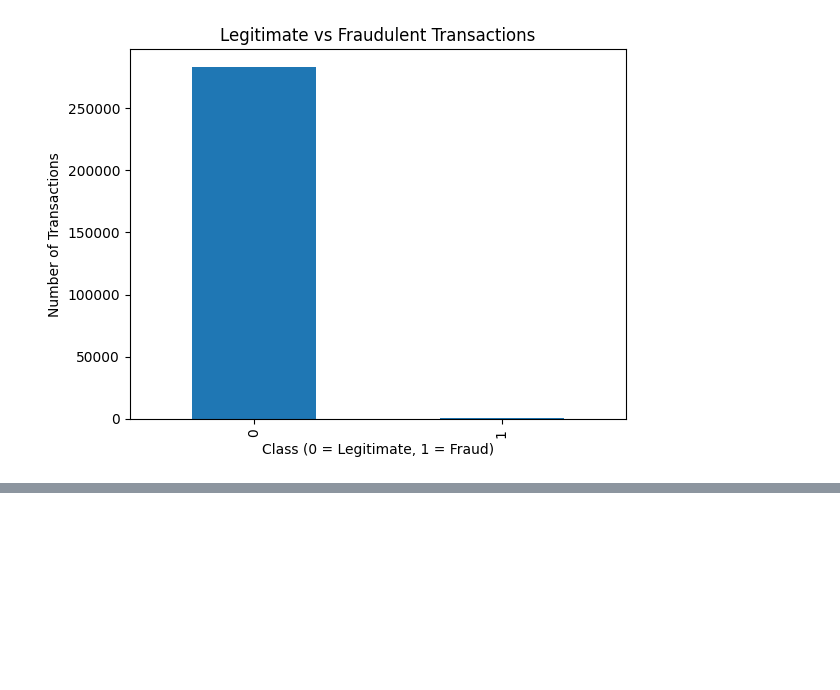
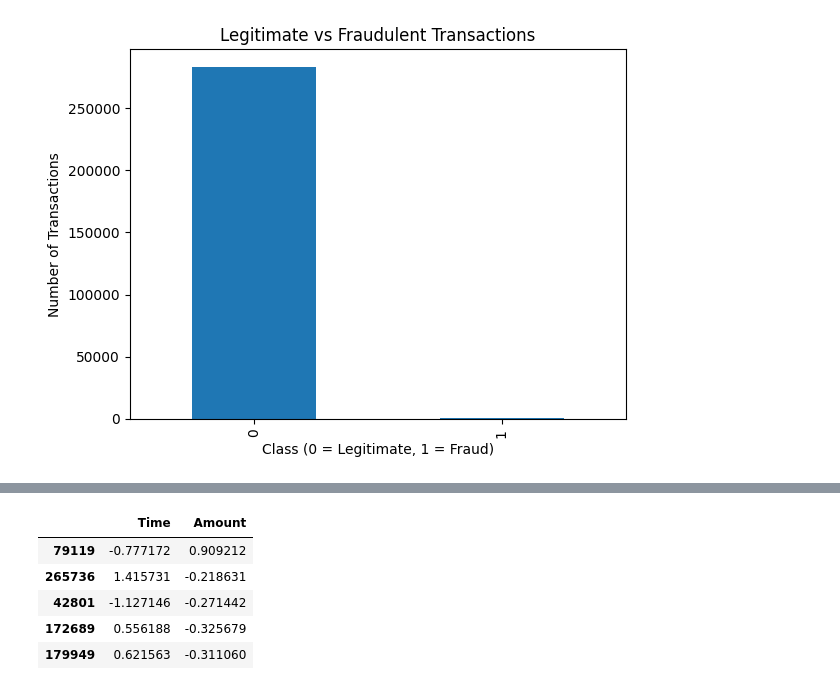
Before and after one commit to kainat-T/Fraud-Detection-ML-project, a Jupyter notebook: fraud-detection.ipynb, the cells around one changed output, grey strips where cells are left out. Drawn from its saved outputs; the diff is of its cells as text; code cells hidden in the pictures; blank space fills up the shorter version.

```diff
--- a/fraud-detection.ipynb
+++ b/fraud-detection.ipynb
@@ -148,0 +193,3 @@ dfc['Class'].value_counts().plot(
+# %%
+X = dfc.drop('Class', axis=1)
+y = dfc['Class']
@@ -148,0 +204,13 @@ dfc['Class'].value_counts().plot(
+# %%
+X_train, X_test, y_train, y_test = train_test_split(
+    X,
+    y,
+    test_size=0.2,
+    random_state=42,
+)
+# %%
+scaler = StandardScaler()
+
+X_train[['Amount', 'Time']] = scaler.fit_transform(
+     X_train[['Amount', 'Time']]
+ )
@@ -148,0 +221,9 @@ dfc['Class'].value_counts().plot(
+# %%
+X_train[['Time', 'Amount']].head()
+# %% [output]
+|  | Time | Amount |
+| 79119 | -0.777172 | 0.909212 |
+| 265736 | 1.415731 | -0.218631 |
+| 42801 | -1.127146 | -0.271442 |
+| 172689 | 0.556188 | -0.325679 |
+| 179949 | 0.621563 | -0.311060 |
```
Also changed, not shown: parts of 13 cells of this notebook.
